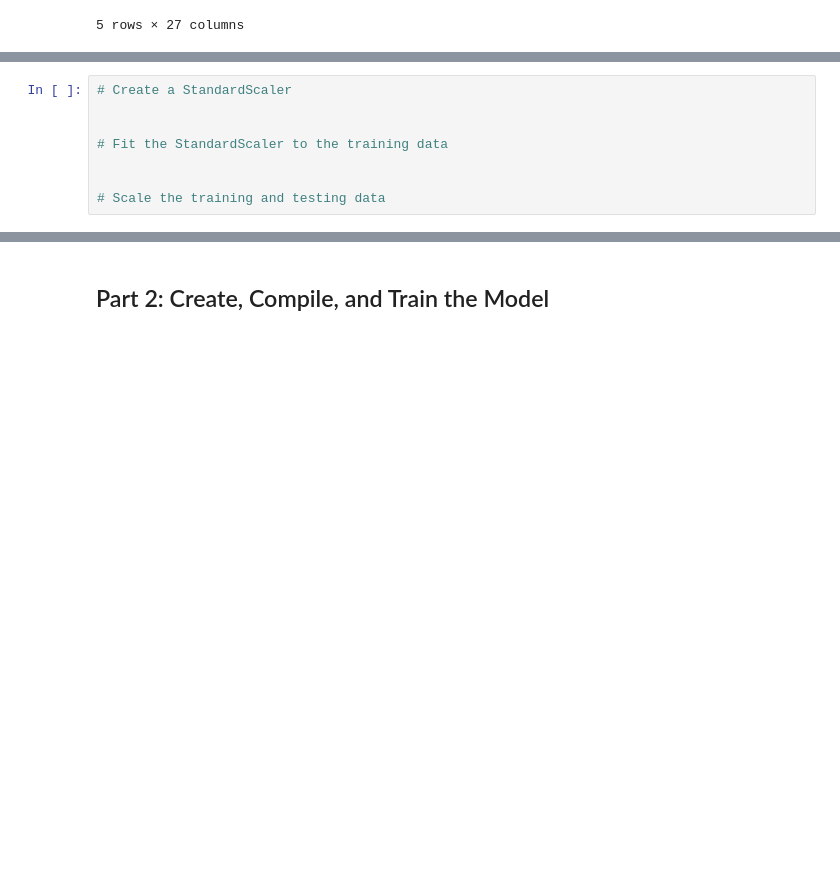
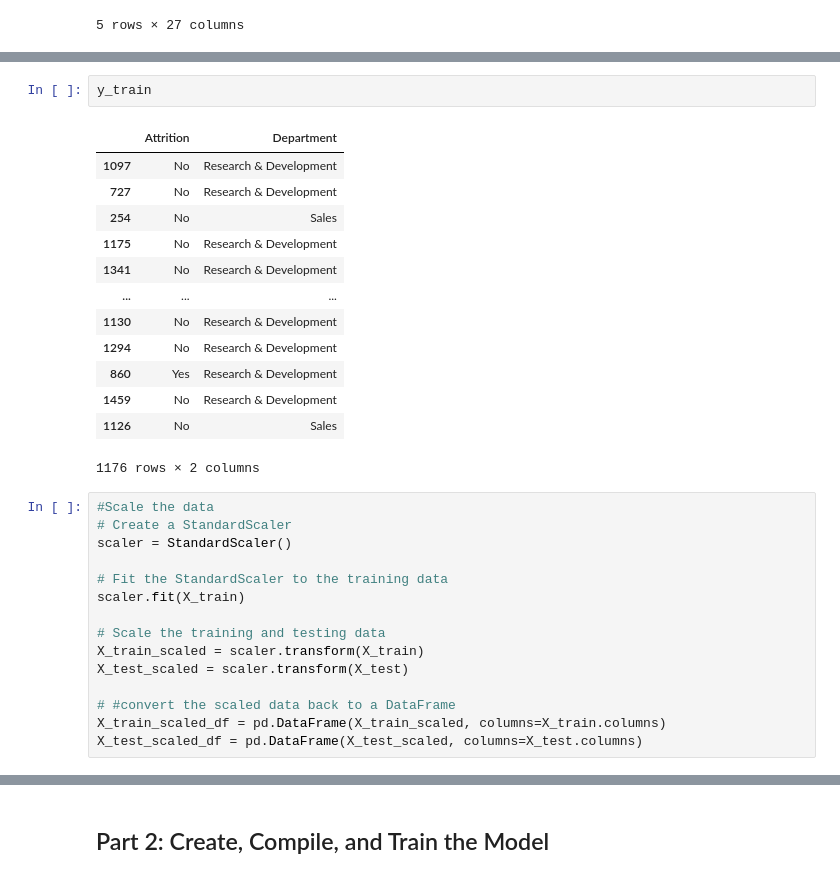
Before and after one commit to yiannisp1822/neural-network-challenge-2, a Jupyter notebook: attrition.ipynb, the cells around one changed output, grey strips where cells are left out. Cells and saved outputs as stored; diff of their text form; blank space fills up the shorter version.

```diff
--- a/attrition.ipynb
+++ b/attrition.ipynb
@@ -80,8 +102,31 @@ dtype: int64
+# %%
+y_train
+# %% [output]
+|  | Attrition | Department |
+| 1097 | No | Research & Development |
+| 727 | No | Research & Development |
+| 254 | No | Sales |
+| 1175 | No | Research & Development |
+| 1341 | No | Research & Development |
+| ... | ... | ... |
+| 1130 | No | Research & Development |
+| 1294 | No | Research & Development |
+| 860 | Yes | Research & Development |
+| 1459 | No | Research & Development |
+| 1126 | No | Sales |
+1176 rows × 2 columns
 # %%
+#Scale the data
 # Create a StandardScaler
-
+scaler = StandardScaler()
 
 # Fit the StandardScaler to the training data
-
+scaler.fit(X_train)
 
 # Scale the training and testing data
+X_train_scaled = scaler.transform(X_train)
+X_test_scaled = scaler.transform(X_test)
+
+# #convert the scaled data back to a DataFrame
+X_train_scaled_df = pd.DataFrame(X_train_scaled, columns=X_train.columns)
+X_test_scaled_df = pd.DataFrame(X_test_scaled, columns=X_test.columns)
```
Also changed, not shown: parts of 22 cells of this notebook.
